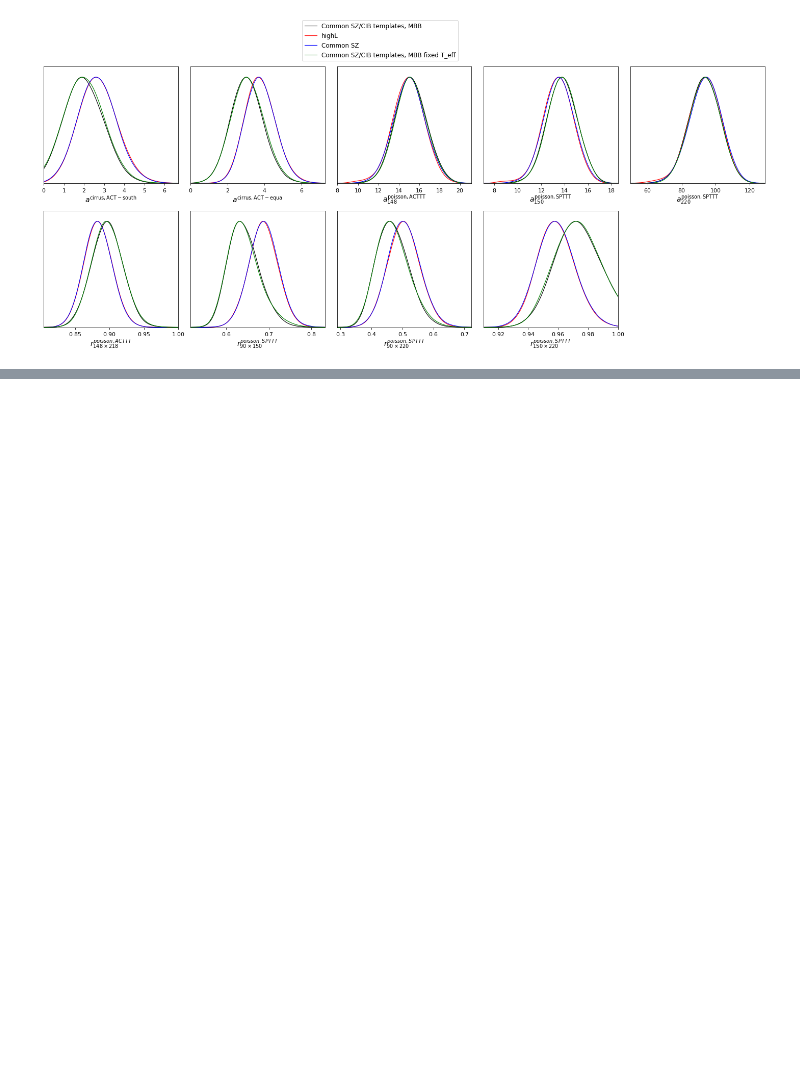
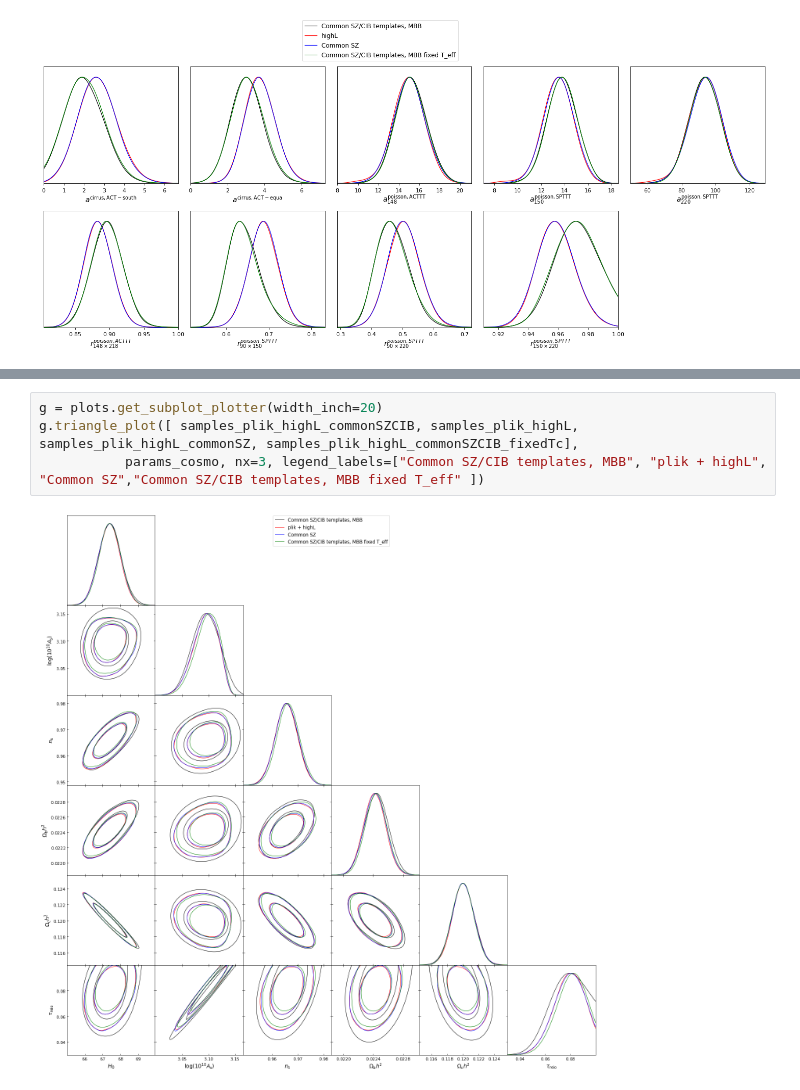
Before and after one commit to beringueb/DR6_fgmodels, a Jupyter notebook: notebooks/Plots.ipynb, the cells around one changed output, grey strips where cells are left out. Cells and saved outputs as stored; diff of their text form; blank space fills up the shorter version.

```diff
--- a/notebooks/Plots.ipynb
+++ b/notebooks/Plots.ipynb
@@ -66,0 +99,6 @@ g.plots_1d([ samples_highL_commonSZCIB, samples_highL, samples_highL_commonSZ, s
+# %%
+g = plots.get_subplot_plotter(width_inch=20)
+g.triangle_plot([ samples_plik_highL_commonSZCIB, samples_plik_highL, samples_plik_highL_commonSZ, samples_plik_highL_commonSZCIB_fixedTc],
+           params_cosmo, nx=3, legend_labels=["Common SZ/CIB templates, MBB", "plik + highL", "Common SZ","Common SZ/CIB templates, MBB fixed T_eff" ])
+# %% [output]
+[figure, added]
```
Also changed, not shown: parts of 5 cells of this notebook, 35 other files.
